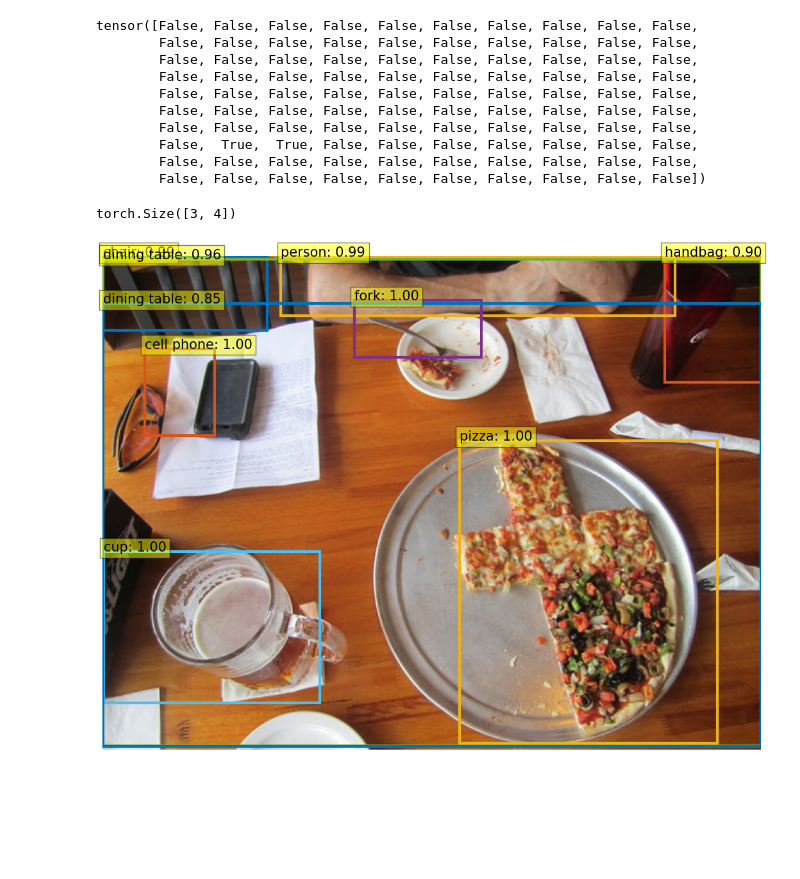
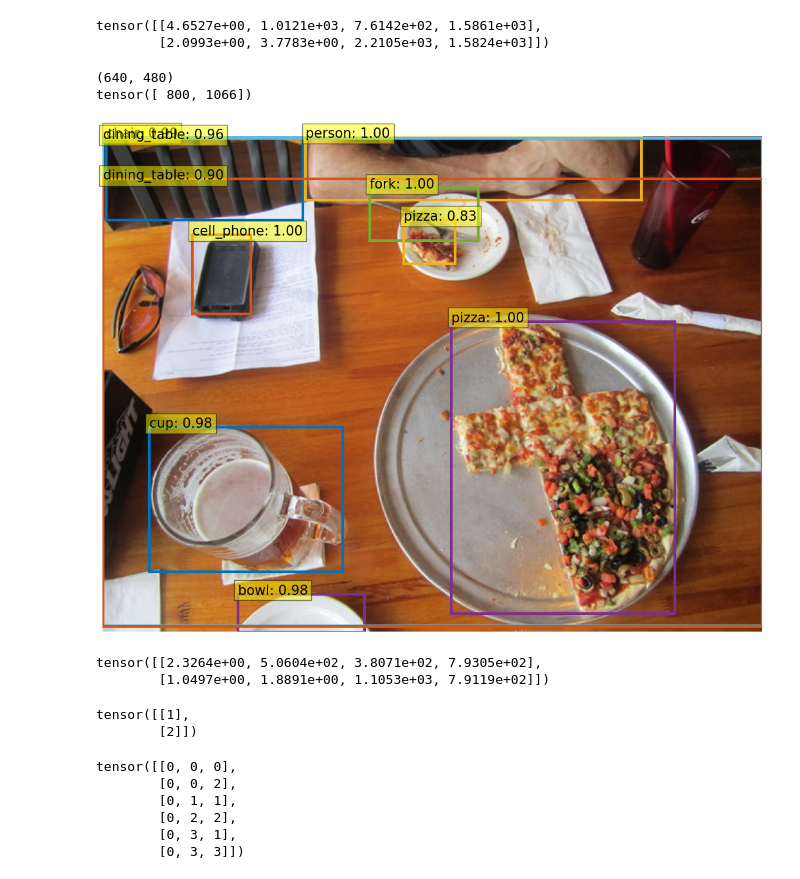
Before and after one commit to zijizhu/hoi, a Jupyter notebook: visualise.ipynb, the cells around one changed output. Drawn from its saved outputs; the diff is of its cells as text; code cells hidden in the pictures; blank space fills up the shorter version.

```diff
--- a/visualise.ipynb
+++ b/visualise.ipynb
@@ -16,22 +16,3 @@ with open('hico_20160224_det/coco_class_indices_contiguous.json', 'r') as fp:
     coco_indices = json.load(fp=fp)
 
 coco_indices = {index: label for label, index in coco_indices.items()}
-# %%
-image_path, output, (scores, labels, boxes) = preds[0]
-# %%
-output['pred_logits'].softmax(-1)[0, :, :-1].max(-1).values > 0.5
-# %% [output]
-tensor([False, False, False, False, False, False, False, False, False, False,
-        False, False, False, False, False, False, False, False, False, False,
-        False, False, False, False, False, False, False, False, False, False,
-        False, False, False, False, False, False, False, False, False, False,
-        False, False, False, False, False, False, False, False, False, False,
-        False, False, False, False, False, False, False, False, False, False,
-        False, False, False, False, False, False, False, False, False, False,
-        False,  True,  True, False, False, False, False, False, False, False,
-        False, False, False, False, False, False, False, False, False, False,
-        False, False, False, False, False, False, False, False, False, False])
-# %%
-boxes.shape
-# %% [output]
-torch.Size([3, 4])
@@ -40,23 +19,65 @@ mat = IO.loadmat('hico_20160224_det/anno_bbox.mat', simplify_cells=True)
+# %%
+image_path, probs, labels, bboxes, augmented_size, _ = preds[7]
+# %%
+bboxes * torch.tensor([2,2,2,2])
+# %% [output]
+tensor([[4.6527e+00, 1.0121e+03, 7.6142e+02, 1.5861e+03],
+        [2.0993e+00, 3.7783e+00, 2.2105e+03, 1.5824e+03]])
 # %%
 COLORS = [[0.000, 0.447, 0.741], [0.850, 0.325, 0.098], [0.929, 0.694, 0.125],
           [0.494, 0.184, 0.556], [0.466, 0.674, 0.188], [0.301, 0.745, 0.933]]
 
-def plot_results(img_path, prob, labels, boxes):
+transform = T.Compose([
+    T.Resize(800),
+    T.ToTensor(),
+    T.Normalize([0.485, 0.456, 0.406], [0.229, 0.224, 0.225])
+])
+
+def plot_results(img_path, prob, labels, boxes, augmented_size):
     pil_img = Image.open(img_path)
     plt.figure(figsize=(16,10))
     plt.imshow(pil_img)
+    print(pil_img.size)
+    print(augmented_size)
+    w, h = pil_img.size
+    ah, aw = augmented_size
+    boxes = boxes * torch.tensor([w, h, w, h]) / torch.tensor([aw, ah, aw, ah])
     ax = plt.gca()
     for p, (xmin, ymin, xmax, ymax), l, c, in zip(prob, boxes.tolist(), labels, COLORS * 100):
         ax.add_patch(plt.Rectangle((xmin, ymin), xmax - xmin, ymax - ymin,
                                    fill=False, color=c, linewidth=3))
 
         text = f'{coco_indices[l.item()]}: {p:0.2f}'
         ax.text(xmin, ymin, text, fontsize=15,
                 bbox=dict(facecolor='yellow', alpha=0.5))
     plt.axis('off')
     plt.show()
 
-image_path, probs, labels, bboxes = preds[9]
-plot_results(image_path[0], probs, labels, bboxes)
+image_path, probs, labels, bboxes, augmented_size, _ = preds[6]
+plot_results(image_path[0], probs, labels, bboxes, augmented_size)
 # %% [output]
+(640, 480)
+tensor([ 800, 1066])
-[figure, old version]
+[figure, new version]
+# %%
+bboxes
+# %% [output]
+tensor([[2.3264e+00, 5.0604e+02, 3.8071e+02, 7.9305e+02],
+        [1.0497e+00, 1.8891e+00, 1.1053e+03, 7.9119e+02]])
+# %%
+torch.nonzero(torch.tensor([False, True, True, False, False]))
+# %% [output]
+tensor([[1],
+        [2]])
+# %%
+torch.nonzero(torch.tensor([[[0.6, 0.0, 0.7, 0.0],
+                             [0.0, 0.4, 0.0, 0.0],
+                             [0.0, 0.0, 1.2, 0.0],
+                             [0.0, 1.0, 0.0,-0.4]]]))
+# %% [output]
+tensor([[0, 0, 0],
+        [0, 0, 2],
+        [0, 1, 1],
+        [0, 2, 2],
+        [0, 3, 1],
+        [0, 3, 3]])
```
Also changed, not shown: parts of 2 cells of this notebook, 4 other files.
